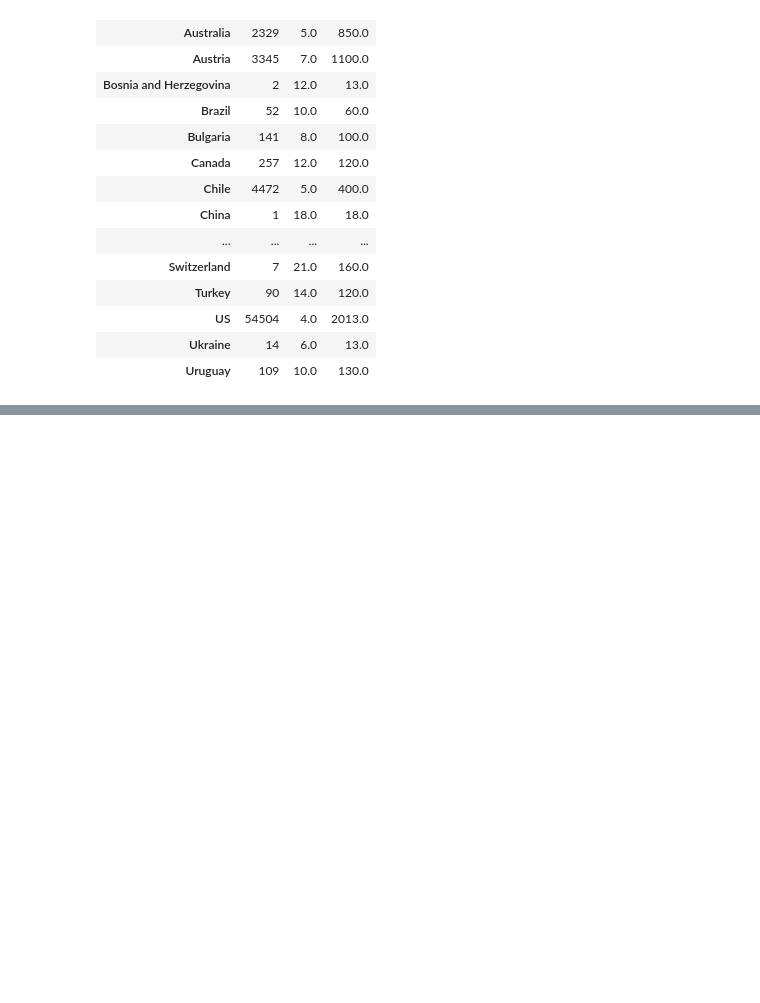
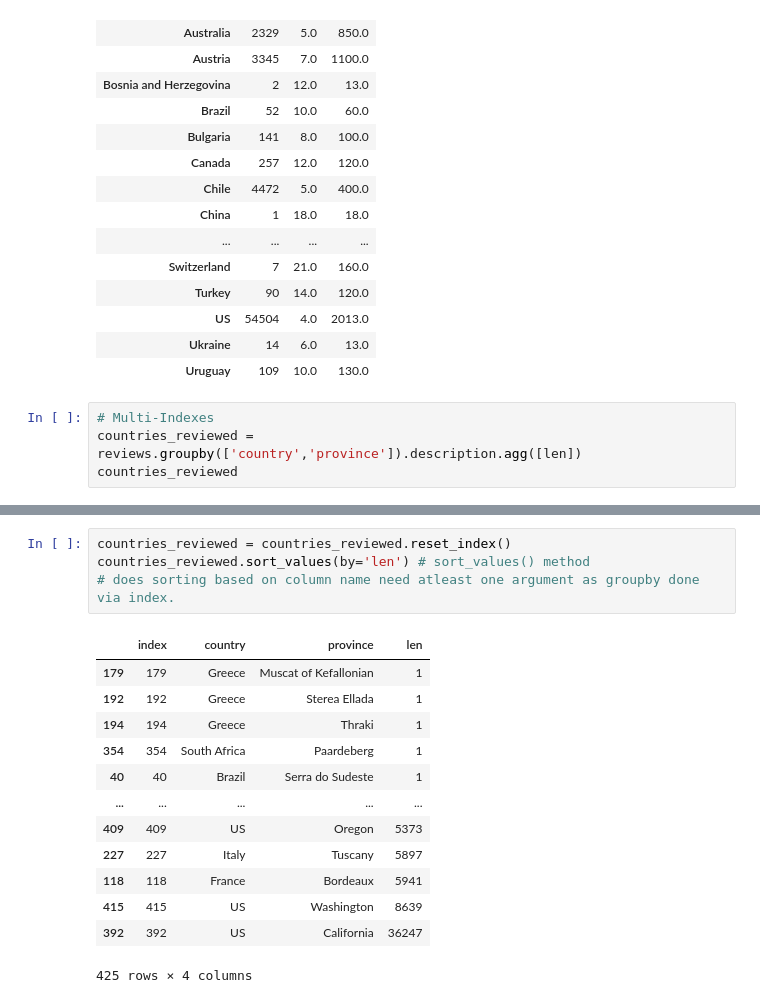
Before and after one commit to Krriisshna/Kaggle, a Jupyter notebook: Pandas.ipynb, the cells around one changed output, grey strips where cells are left out. Drawn from its saved outputs; the diff is of its cells as text; blank space fills up the shorter version.

Commit message:
add: multi-indexes and sorting

```diff
--- a/Pandas.ipynb
+++ b/Pandas.ipynb
@@ -661,3 +667,7 @@ The provided callable <built-in function max> is currently using SeriesGroupBy.m
 | US | 54504 | 4.0 | 2013.0 |
 | Ukraine | 14 | 6.0 | 13.0 |
 | Uruguay | 109 | 10.0 | 130.0 |
+# %%
+# Multi-Indexes
+countries_reviewed = reviews.groupby(['country','province']).description.agg([len])
+countries_reviewed
@@ -663,0 +730,18 @@ The provided callable <built-in function max> is currently using SeriesGroupBy.m
+# %%
+countries_reviewed = countries_reviewed.reset_index()
+countries_reviewed.sort_values(by='len') # sort_values() method
+# does sorting based on column name need atleast one argument as groupby done via index.
+# %% [output]
+|  | index | country | province | len |
+| 179 | 179 | Greece | Muscat of Kefallonian | 1 |
+| 192 | 192 | Greece | Sterea Ellada | 1 |
+| 194 | 194 | Greece | Thraki | 1 |
+| 354 | 354 | South Africa | Paardeberg | 1 |
+| 40 | 40 | Brazil | Serra do Sudeste | 1 |
+| ... | ... | ... | ... | ... |
+| 409 | 409 | US | Oregon | 5373 |
+| 227 | 227 | Italy | Tuscany | 5897 |
+| 118 | 118 | France | Bordeaux | 5941 |
+| 415 | 415 | US | Washington | 8639 |
+| 392 | 392 | US | California | 36247 |
+425 rows × 4 columns
```
Also changed, not shown: parts of 8 cells of this notebook.
